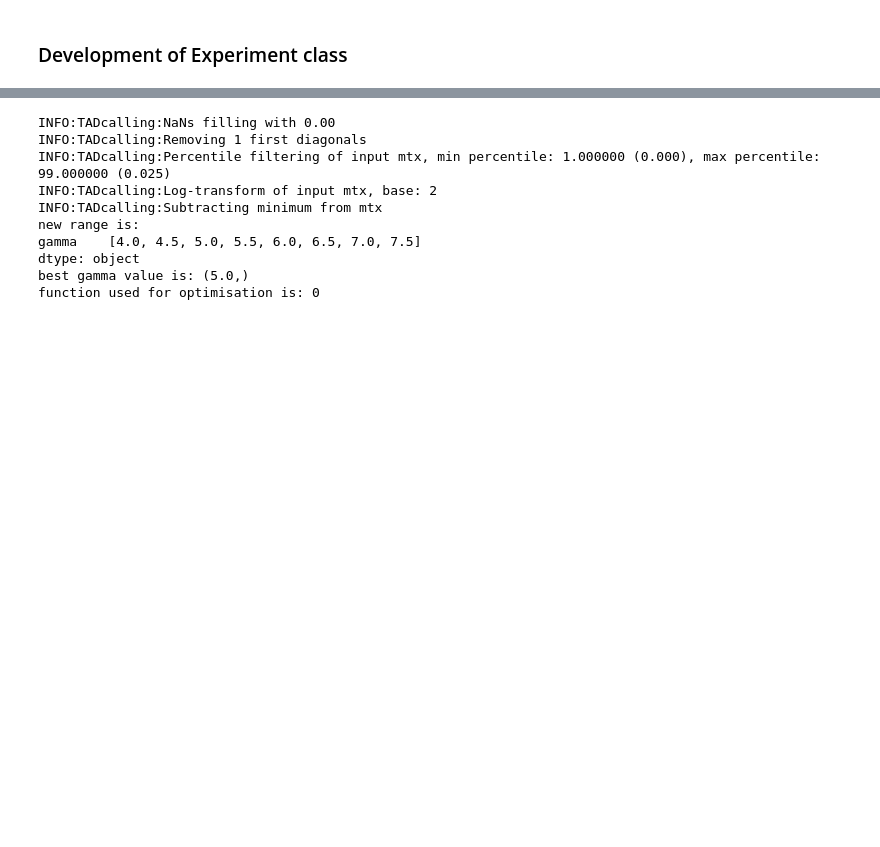
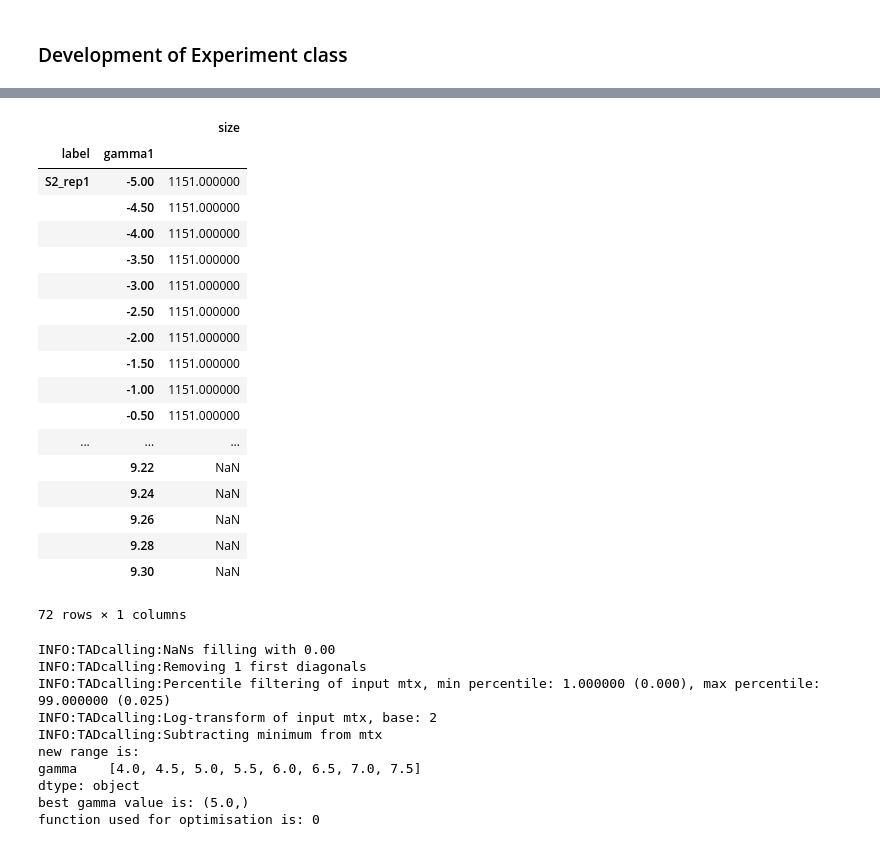
Before and after one commit to dmitrymyl/TADselect, a Jupyter notebook: examples/test.ipynb, the cells around one changed output, grey strips where cells are left out. Drawn from its saved outputs; the diff is of its cells as text; code cells hidden in the pictures; blank space fills up the shorter version.

```diff
--- a/examples/test.ipynb
+++ b/examples/test.ipynb
@@ -911,3 +986,25 @@ function used for optimisation is: 0
+# %%
+lavasim.background_data
+# %% [output]
+|  |  | size |
+| label | gamma1 |  |
+| S2_rep1 | -5.00 | 1151.000000 |
+|  | -4.50 | 1151.000000 |
+|  | -4.00 | 1151.000000 |
+|  | -3.50 | 1151.000000 |
+|  | -3.00 | 1151.000000 |
+|  | -2.50 | 1151.000000 |
+|  | -2.00 | 1151.000000 |
+|  | -1.50 | 1151.000000 |
+|  | -1.00 | 1151.000000 |
+|  | -0.50 | 1151.000000 |
+| ... | ... | ... |
+|  | 9.22 | NaN |
+|  | 9.24 | NaN |
+|  | 9.26 | NaN |
+|  | 9.28 | NaN |
+|  | 9.30 | NaN |
+72 rows × 1 columns
 # %%
 lavasim.call(mode='primary')
 # %% [output]
```
Also changed, not shown: parts of 8 cells of this notebook, 2 other files.
